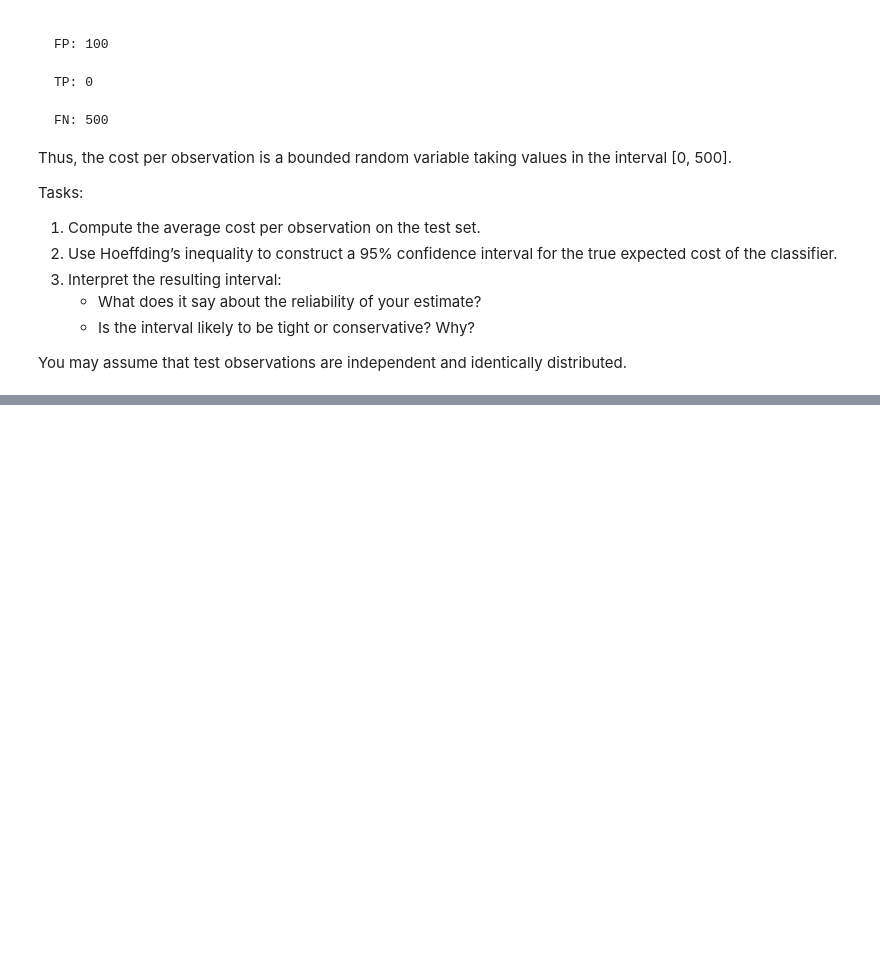
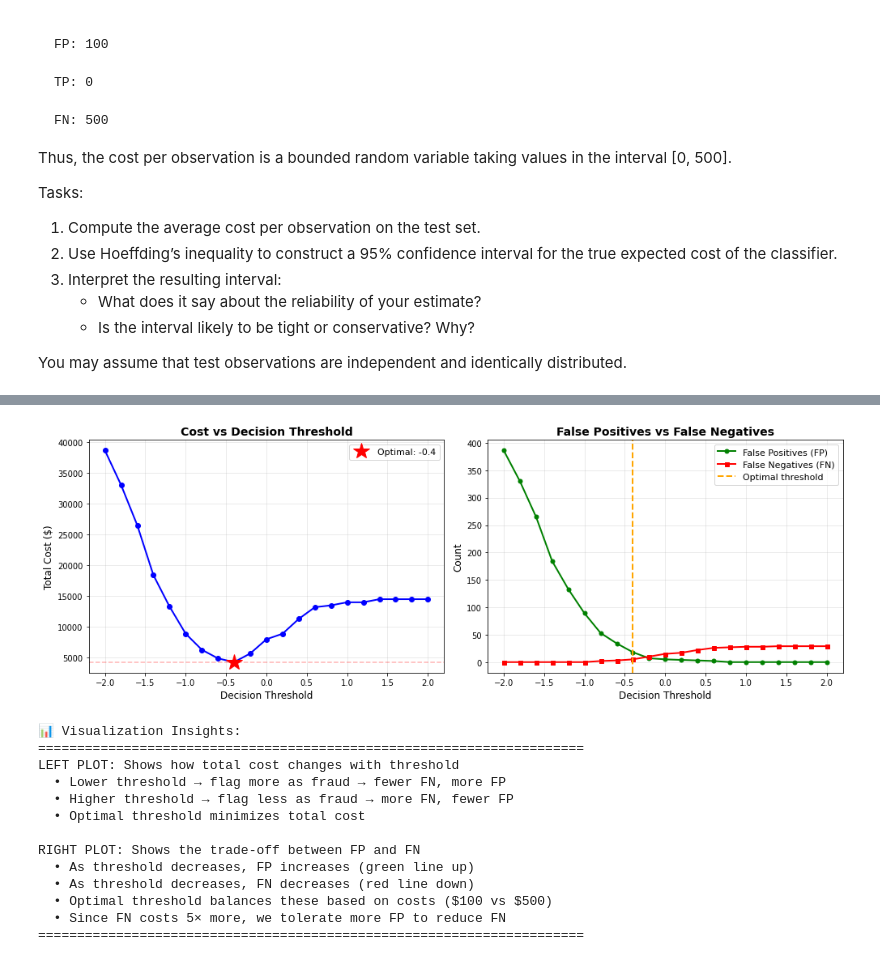
Before and after one commit to Particle9/IntroDataScience, a Jupyter notebook: Prev Exam/exam-template.ipynb, the cells around one changed output, grey strips where cells are left out. Saved outputs shown, nothing was run; the diff lists cells and outputs as text; code cells hidden in the pictures; blank space fills up the shorter version.

```diff
--- a/Prev Exam/exam-template.ipynb
+++ b/Prev Exam/exam-template.ipynb
@@ -447,0 +1372,66 @@ def hoeffding_ci(per_obs_costs, mean, n, a, b, delta=0.05):
+# %%
+# BONUS: Visualize the threshold optimization
+fig, axes = plt.subplots(1, 2, figsize=(14, 5))
+
+# Get the data for plotting
+clf = LinearSVC(C=1.0, max_iter=10_000, random_state=0)
+X_train, X_test, y_train, y_test = train_test_split_table(fraud_data)
+clf.fit(X_train, y_train)
+thresholds = np.linspace(-2.0, 2.0, 21)
+df_results = sweep_thresholds(y_test, thresholds, X_test, clf)
+
+# Plot 1: Total Cost vs Threshold
+axes[0].plot(df_results['threshold'], df_results['total_cost'], 'b-o', linewidth=2, markersize=6)
+optimal_idx = df_results['total_cost'].idxmin()
+optimal_threshold = df_results.loc[optimal_idx, 'threshold']
+optimal_cost = df_results.loc[optimal_idx, 'total_cost']
+axes[0].plot(optimal_threshold, optimal_cost, 'r*', markersize=20, label=f'Optimal: {optimal_threshold:.1f}')
+axes[0].axhline(y=optimal_cost, color='r', linestyle='--', alpha=0.3)
+axes[0].set_xlabel('Decision Threshold', fontsize=12)
+axes[0].set_ylabel('Total Cost ($)', fontsize=12)
+axes[0].set_title('Cost vs Decision Threshold', fontsize=14, fontweight='bold')
+axes[0].grid(True, alpha=0.3)
+axes[0].legend(fontsize=11)
+
+# Plot 2: FP and FN counts
+axes[1].plot(df_results['threshold'], df_results['FP'], 'g-o', linewidth=2, label='False Positives (FP)', markersize=5)
+axes[1].plot(df_results['threshold'], df_results['FN'], 'r-s', linewidth=2, label='False Negatives (FN)', markersize=5)
+axes[1].axvline(x=optimal_threshold, color='orange', linestyle='--', linewidth=2, label=f'Optimal threshold')
+axes[1].set_xlabel('Decision Threshold', fontsize=12)
+axes[1].set_ylabel('Count', fontsize=12)
+axes[1].set_title('False Positives vs False Negatives', fontsize=14, fontweight='bold')
+axes[1].grid(True, alpha=0.3)
+axes[1].legend(fontsize=11)
+
+plt.tight_layout()
+plt.savefig('threshold_optimization.png', dpi=150, bbox_inches='tight')
+plt.show()
+
+print("\n📊 Visualization Insights:")
+print("=" * 70)
+print("LEFT PLOT: Shows how total cost changes with threshold")
+print("  • Lower threshold → flag more as fraud → fewer FN, more FP")
+print("  • Higher threshold → flag less as fraud → more FN, fewer FP")
+print("  • Optimal threshold minimizes total cost")
+print()
+print("RIGHT PLOT: Shows the trade-off between FP and FN")
+print("  • As threshold decreases, FP increases (green line up)")
+print("  • As threshold decreases, FN decreases (red line down)")
+print("  • Optimal threshold balances these based on costs ($100 vs $500)")
+print("  • Since FN costs 5× more, we tolerate more FP to reduce FN")
+print("=" * 70)
+# %% [output]
+[figure, added]
+📊 Visualization Insights:
+======================================================================
+LEFT PLOT: Shows how total cost changes with threshold
+  • Lower threshold → flag more as fraud → fewer FN, more FP
+  • Higher threshold → flag less as fraud → more FN, fewer FP
+  • Optimal threshold minimizes total cost
+
+RIGHT PLOT: Shows the trade-off between FP and FN
+  • As threshold decreases, FP increases (green line up)
+  • As threshold decreases, FN decreases (red line down)
+  • Optimal threshold balances these based on costs ($100 vs $500)
+  • Since FN costs 5× more, we tolerate more FP to reduce FN
+======================================================================
```
Also changed, not shown: parts of 13 cells of this notebook, 1 other file.
